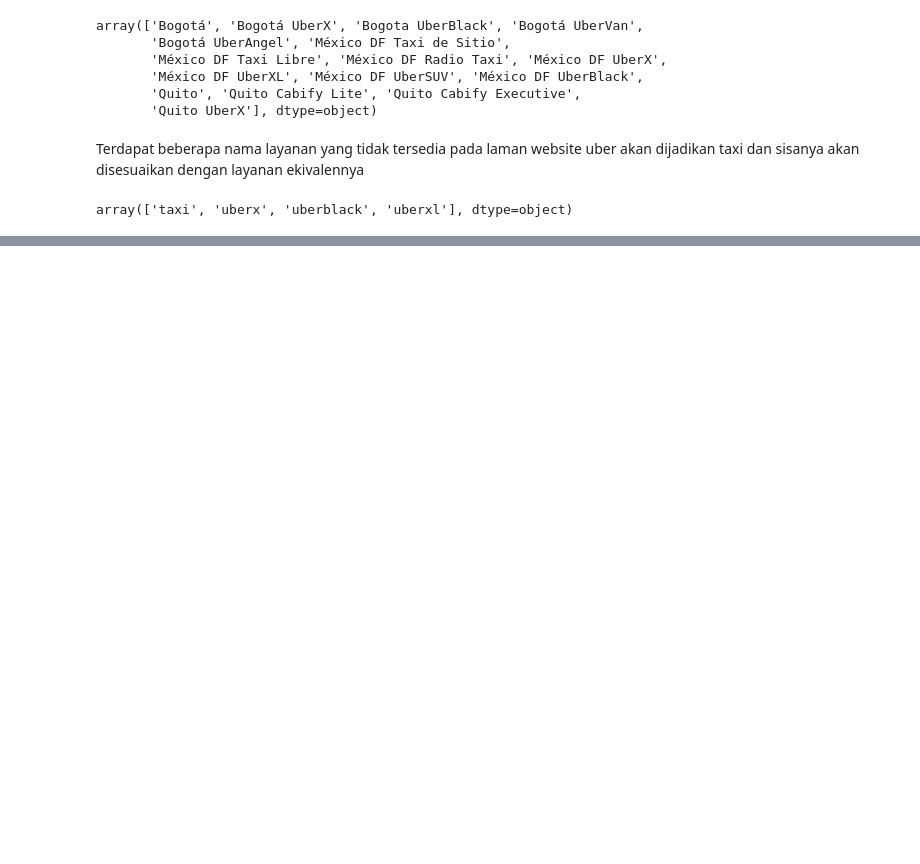
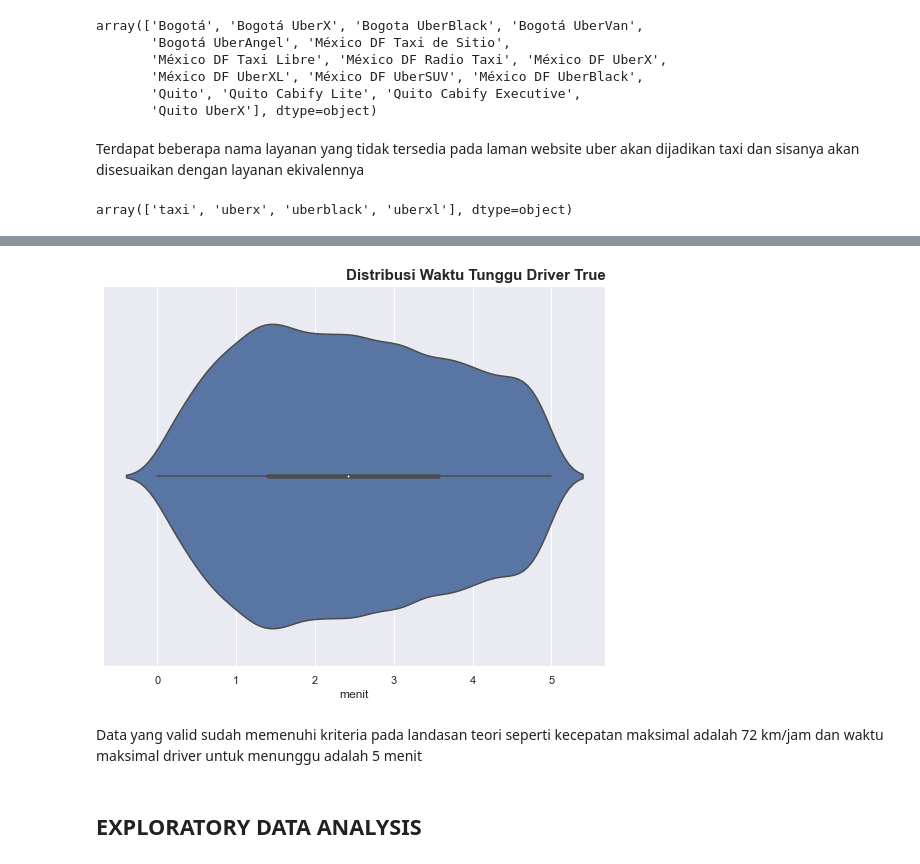
Before and after one commit to enricoroselino/uber-trip-classification, a Jupyter notebook: uber_trip_classification.ipynb, the cells around one changed output, grey strips where cells are left out. Saved outputs shown, nothing was run; the diff lists cells and outputs as text; code cells hidden in the pictures; blank space fills up the shorter version.

```diff
--- a/uber_trip_classification.ipynb
+++ b/uber_trip_classification.ipynb
@@ -343,0 +398,19 @@ uber_df = uber_df.drop(["est_meters", "est_duration"], axis=1)
+# %%
+# plot wait_sec distribution
+plt.figure(figsize=(9, 7))
+sns.violinplot(x=true_data["wait_sec"] / 60)
+
+plt.title(
+    "Distribusi Waktu Tunggu Driver True",
+    loc="right",
+    fontweight="bold",
+    size=15
+)
+plt.xlabel("menit")
+plt.show()
+# %% [output]
+[figure, added]
+# %% [markdown]
+Data yang valid sudah memenuhi kriteria pada landasan teori seperti kecepatan maksimal adalah 72 km/jam dan waktu maksimal driver untuk menunggu adalah 5 menit
+# %% [markdown]
+## EXPLORATORY DATA ANALYSIS
```
Also changed, not shown: parts of 11 cells of this notebook.
